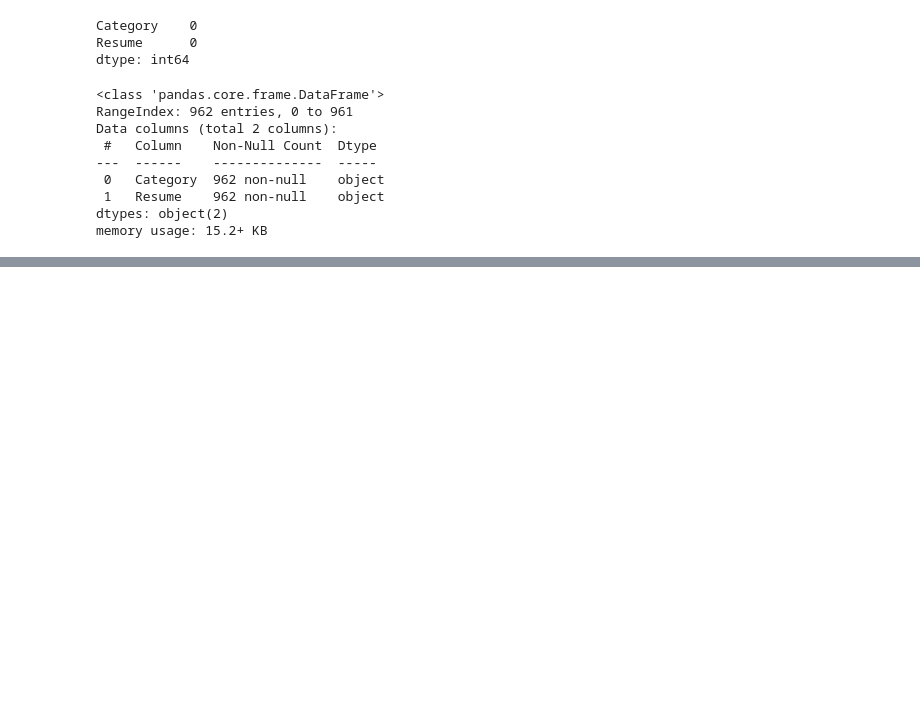
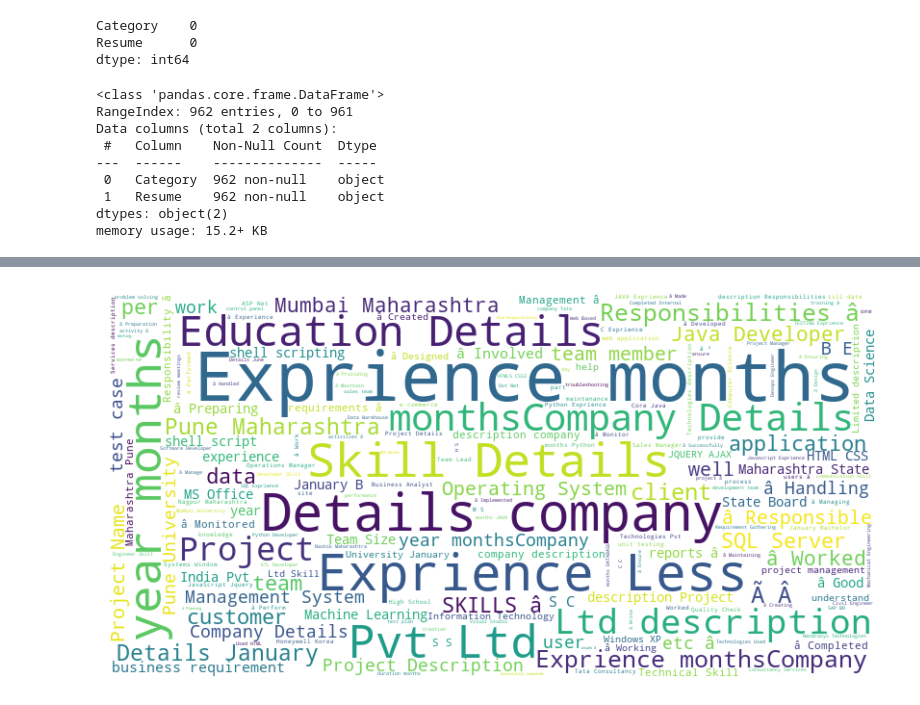
Before and after one commit to CodeMaestro016/AI-Powered-Resume-Screening-System, a Jupyter notebook: Files/model.ipynb, the cells around one changed output, grey strips where cells are left out. Cells and saved outputs as stored; diff of their text form; code cells hidden in the pictures; blank space fills up the shorter version.

```diff
--- a/Files/model.ipynb
+++ b/Files/model.ipynb
@@ -97,0 +150,29 @@ memory usage: 15.2+ KB
+# %%
+# Text Cleaning (Removing Stopwords, Punctuation, Lowercasing)
+import re
+import nltk
+import pandas as pd
+from nltk.corpus import stopwords
+from nltk.tokenize import word_tokenize
+
+# Download required NLTK resources
+nltk.download("stopwords")
+nltk.download("punkt")
+
+# Load stopwords
+stop_words = set(stopwords.words("english"))
+
+# Function for text cleaning
+def clean_text(text):
+    text = text.lower()  # Convert to lowercase
+    text = re.sub(r"\W+", " ", text)  # Remove punctuation & special characters
+    text = re.sub(r"\d+", "", text)  # Remove numbers
+    tokens = word_tokenize(text)  # Tokenize
+    tokens = [word for word in tokens if word not in stop_words]  # Remove stopwords
+    return " ".join(tokens)
+
+# Load dataset
+data = pd.read_csv("../Dataset/UpdatedResumeDataSet.csv")
+
+# Ensure correct column name
+print(data.columns)  # Check available column names
@@ -97,0 +295,17 @@ memory usage: 15.2+ KB
+# %%
+from wordcloud import WordCloud
+import matplotlib.pyplot as plt
+
+# Combine all resumes for word cloud generation
+all_text = " ".join(data["Resume"])
+
+# Generate word cloud
+wordcloud = WordCloud(width=800, height=400, background_color="white").generate(all_text)
+
+# Plot the word cloud
+plt.figure(figsize=(10, 5))
+plt.imshow(wordcloud, interpolation="bilinear")
+plt.axis("off")
+plt.show()
+# %% [output]
+[figure, added]
```
Also changed, not shown: parts of 31 cells of this notebook, 5 other files.
